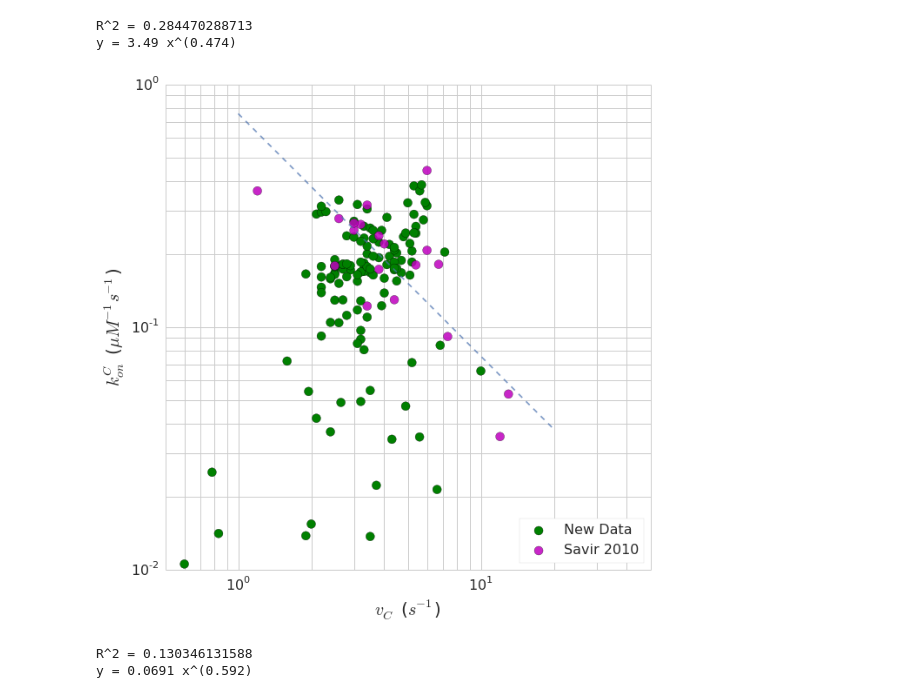
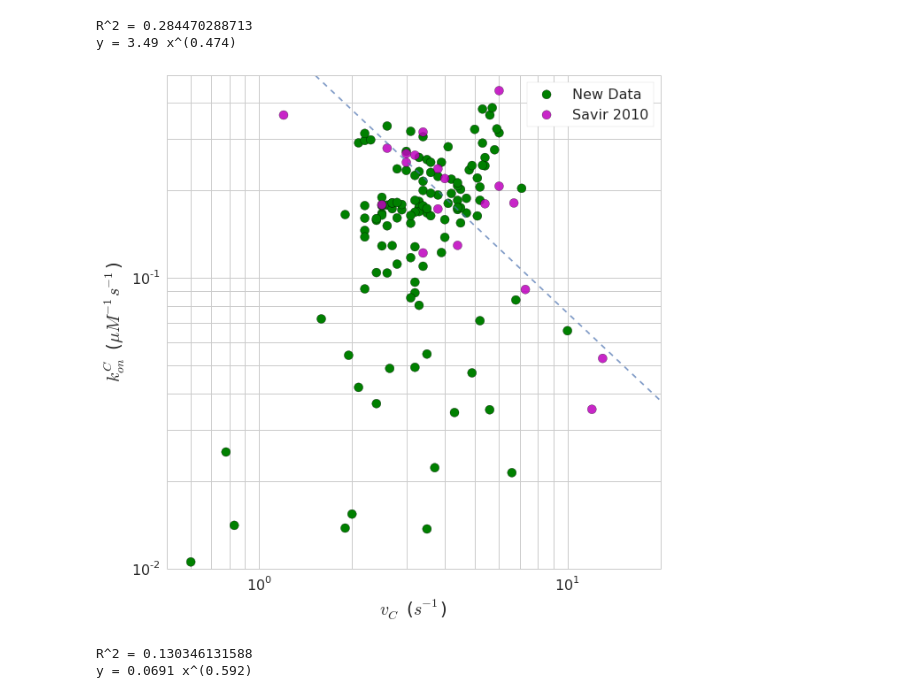
Before and after one commit to flamholz/ccm, a Jupyter notebook: python/ipython_notebooks/01122018 AF&NP Savir RuBisCO optimality redux .ipynb, the cells around one changed output. Cells and saved outputs as stored; diff of their text form; code cells hidden in the pictures.

```diff
--- a/python/ipython_notebooks/01122018 AF&NP Savir RuBisCO optimality redux .ipynb
+++ b/python/ipython_notebooks/01122018 AF&NP Savir RuBisCO optimality redux .ipynb
@@ -556,32 +563,32 @@ y = 3.49 x^(0.474)
 # %%
 # Mechanistic proposal #1 from Savir - Vc vs. k_onC graph.
 figure = plt.figure(figsize=(10,10))
 seaborn.set_style('whitegrid')
 colors = seaborn.color_palette("BrBG", 10)
 
 plt.xscale('log')
 plt.yscale('log')
 
 plt.scatter(nonsavir_df.Vc, nonsavir_df.kon_C, c='g', s=100, label='New Data')
 plt.scatter(savir_df.Vc, savir_df.kon_C, c='m', s=100, alpha=0.85, label='Savir 2010')
 
 # Savir 2010 says konC = vc/KC = vc/(1.32*vc^2) = 0.757/vc
 xs = np.arange(1, 20, 0.1)
 projected_konC = 0.757/xs
 plt.plot(xs, projected_konC, ls='--', alpha=0.7)
 
-plt.legend(loc=4, fontsize=16, frameon=True)
+plt.legend(loc=1, fontsize=16, frameon=True)
 plt.xlabel('$v_C$ ($s^{-1}$)', fontsize=20)
 plt.ylabel('$k_{on}^C$ ($\mu M^{-1} s^{-1}$)', fontsize=20)
 plt.xticks(fontsize=16)
 plt.yticks(fontsize=16)
 
-plt.ylim(1e-2, 1)
-plt.xlim(0.5, 50)
+plt.ylim(1e-2, 0.5)
+plt.xlim(0.5, 20)
 
 plt.show()
 # %% [output]
-[figure, old version]
+[figure, new version]
 # %%
 # vC vs. konC correlation over entire dataset
 vCs = np.log(wt_only_df.Vc)
```
Also changed, not shown: parts of 21 cells of this notebook.
